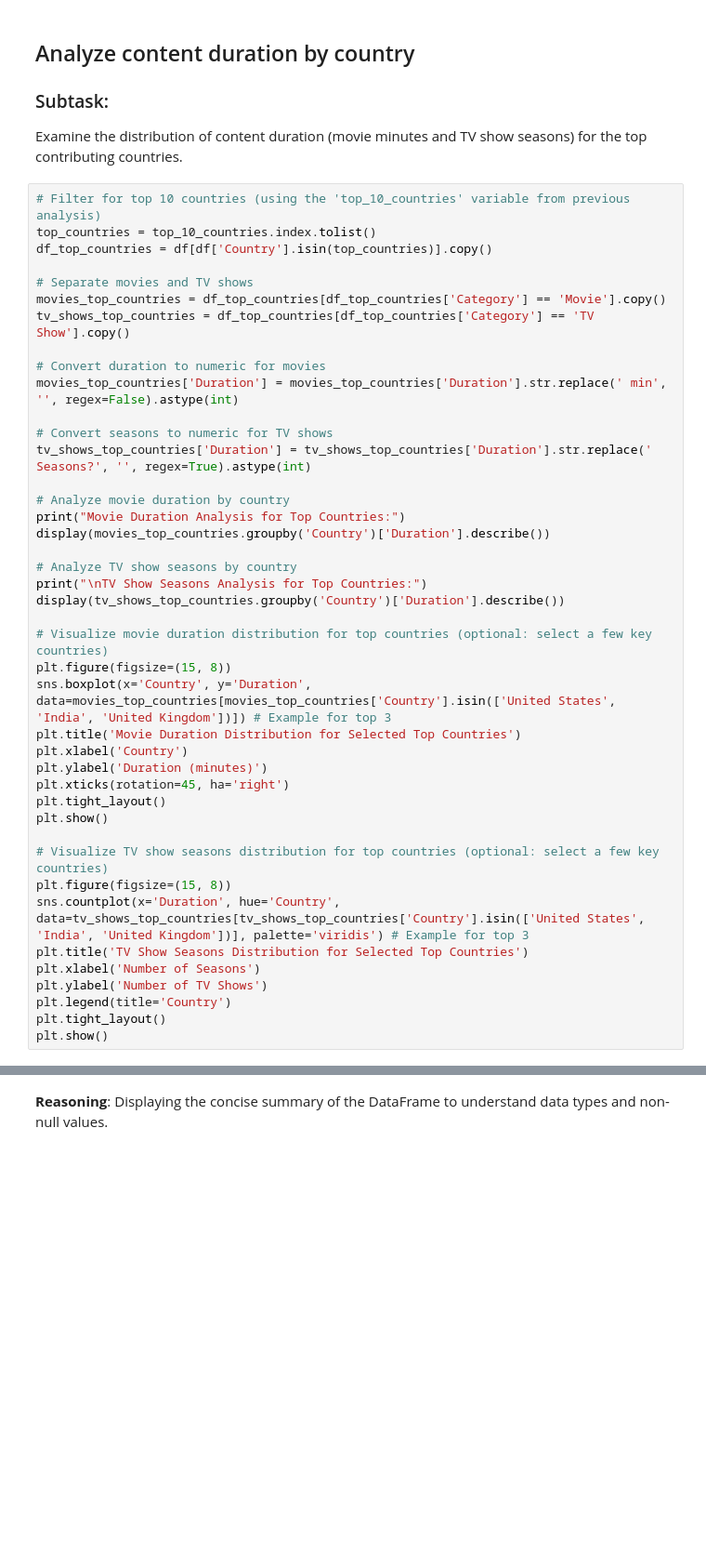
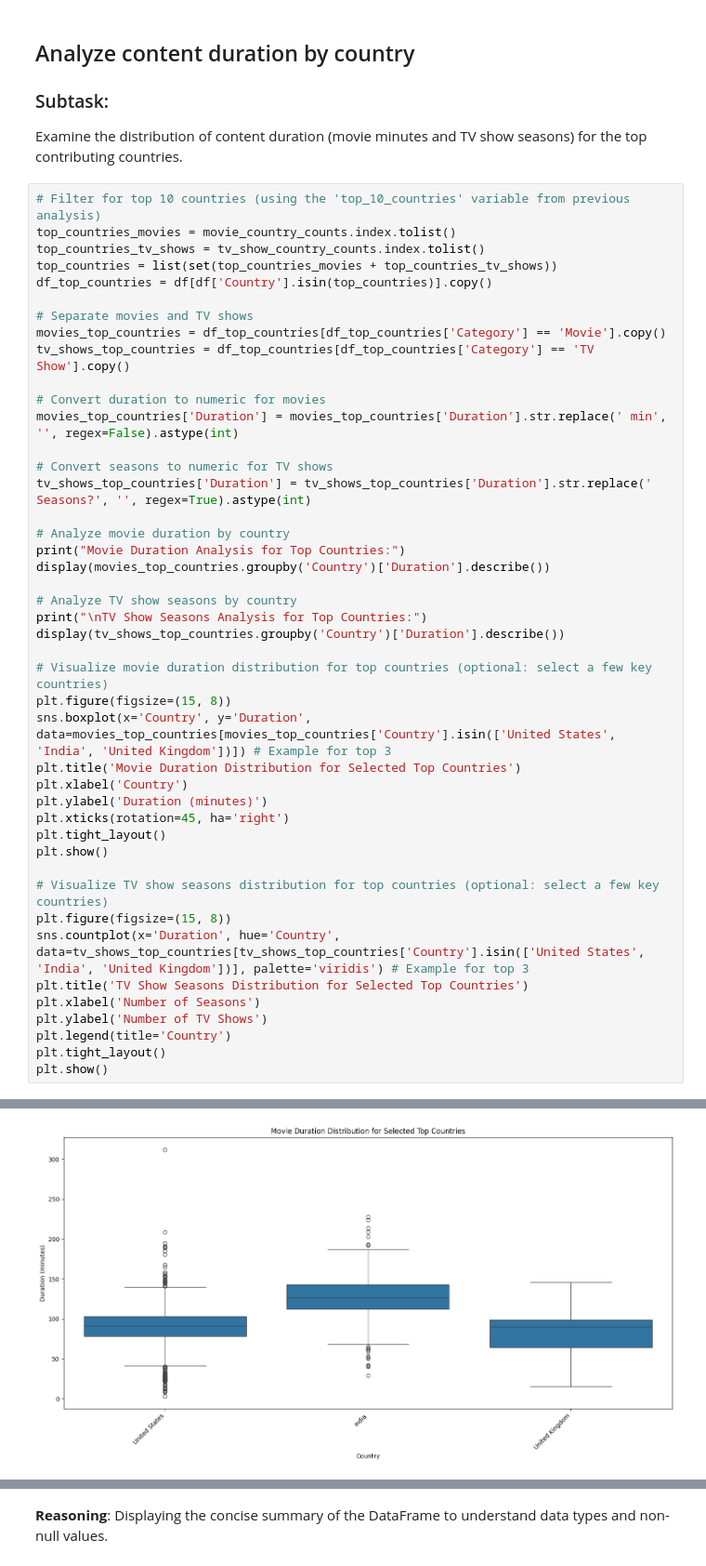
Before and after one commit to Kiran1293/VOIS_AICTE_Oct2025_MajorProject_Kiran-Andhale, a Jupyter notebook: Netiflix_Data_Analysis.ipynb, the cells around one changed output, grey strips where cells are left out. Shown at 93% size. Cells and saved outputs as stored; diff of their text form; blank space fills up the shorter version.

```diff
--- a/Netiflix_Data_Analysis.ipynb
+++ b/Netiflix_Data_Analysis.ipynb
@@ -210,7 +258,9 @@ display(tv_show_country_counts)
 Examine the distribution of content duration (movie minutes and TV show seasons) for the top contributing countries.
 # %%
 # Filter for top 10 countries (using the 'top_10_countries' variable from previous analysis)
-top_countries = top_10_countries.index.tolist()
+top_countries_movies = movie_country_counts.index.tolist()
+top_countries_tv_shows = tv_show_country_counts.index.tolist()
+top_countries = list(set(top_countries_movies + top_countries_tv_shows))
 df_top_countries = df[df['Country'].isin(top_countries)].copy()
 
 # Separate movies and TV shows
@@ -250,3 +300,4 @@ plt.ylabel('Number of TV Shows')
 plt.legend(title='Country')
 plt.tight_layout()
 plt.show()
+# %% [output]
@@ -252,0 +332 @@ plt.show()
+[figure, added]
```
Also changed, not shown: parts of 16 cells of this notebook.
